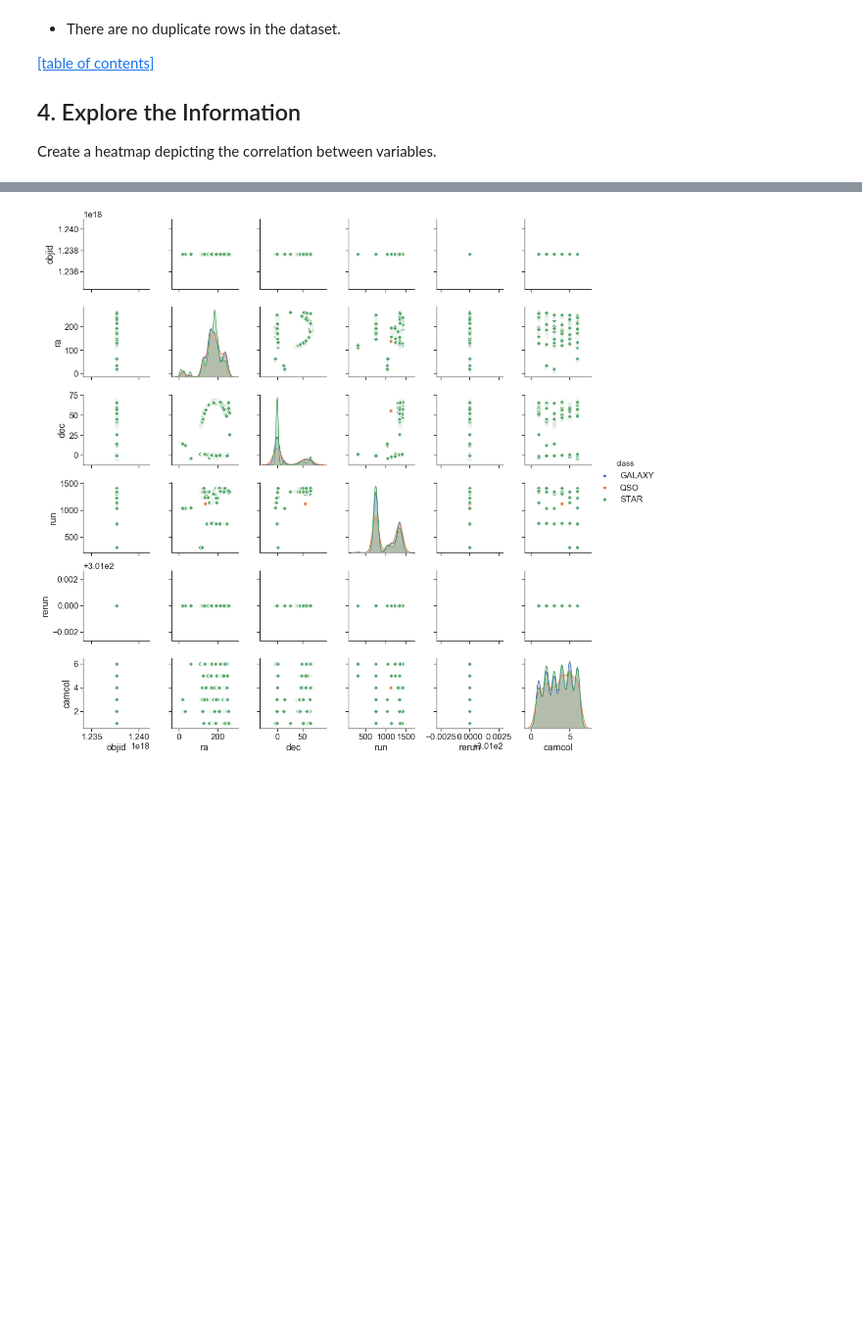
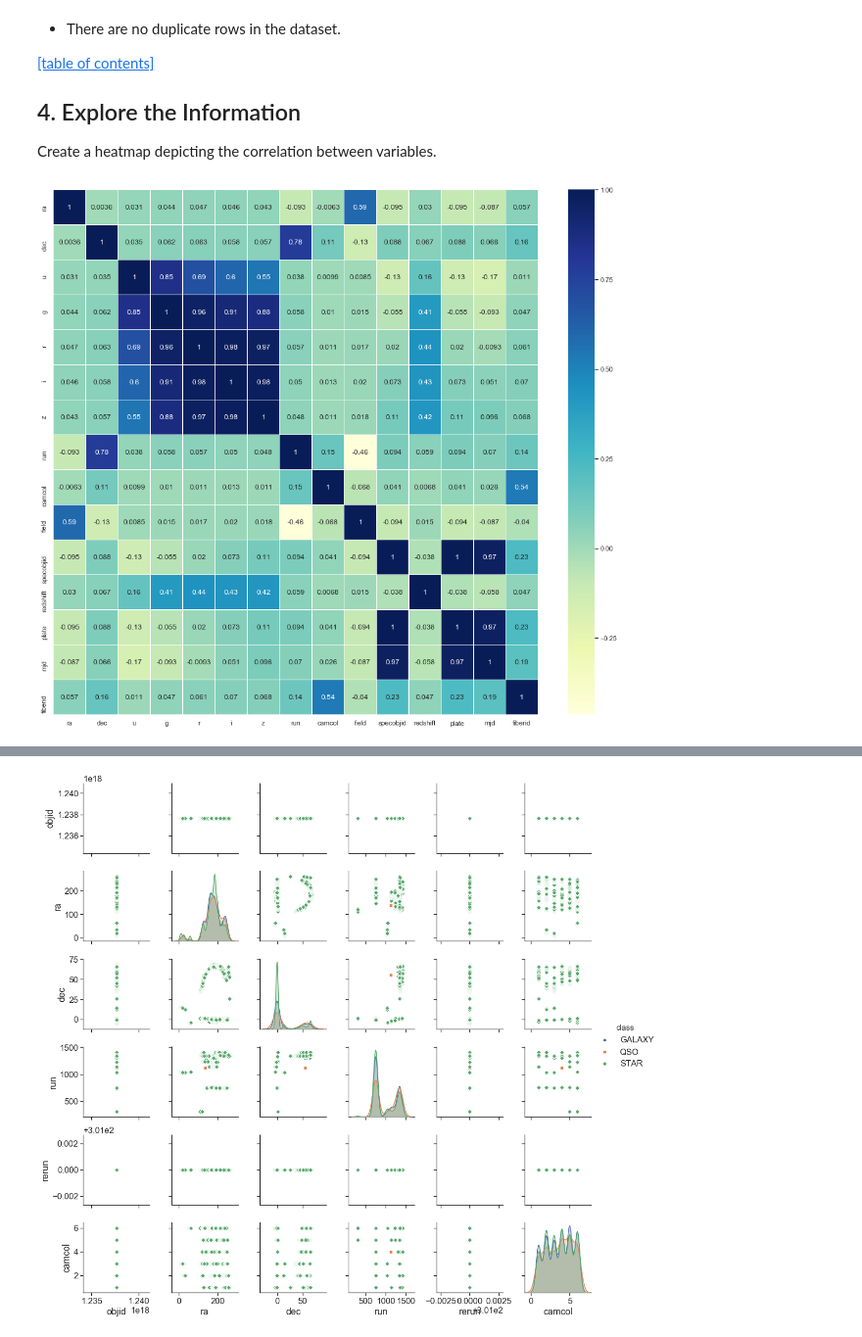
Before and after one commit to monstott/dsc-mod-5-project-online-ds-sp-000, a Jupyter notebook: student.ipynb, the cells around one changed output, grey strips where cells are left out. Shown at 98% size. Drawn from its saved outputs; the diff is of its cells as text; code cells hidden in the pictures; blank space fills up the shorter version.

```diff
--- a/student.ipynb
+++ b/student.ipynb
@@ -256,8 +256,10 @@ Create a heatmap depicting the correlation between variables.
 # %%
 import seaborn as sns
 
-sns.set(font_scale=2, rc={'figure.figsize':(18, 16)})
+sns.set(font_scale=1, rc={'figure.figsize':(18, 16)})
 sns.heatmap(df.corr(), annot=True, linewidths=.1, cmap='YlGnBu');
+# %% [output]
+[figure, added]
 # %% [markdown]
 - There are high (and near-perfect) correlations between some pairs of predictor variables:
  - **plate** and **specobjid**: 1
```
Also changed, not shown: parts of 3 cells of this notebook, 2 other files.
